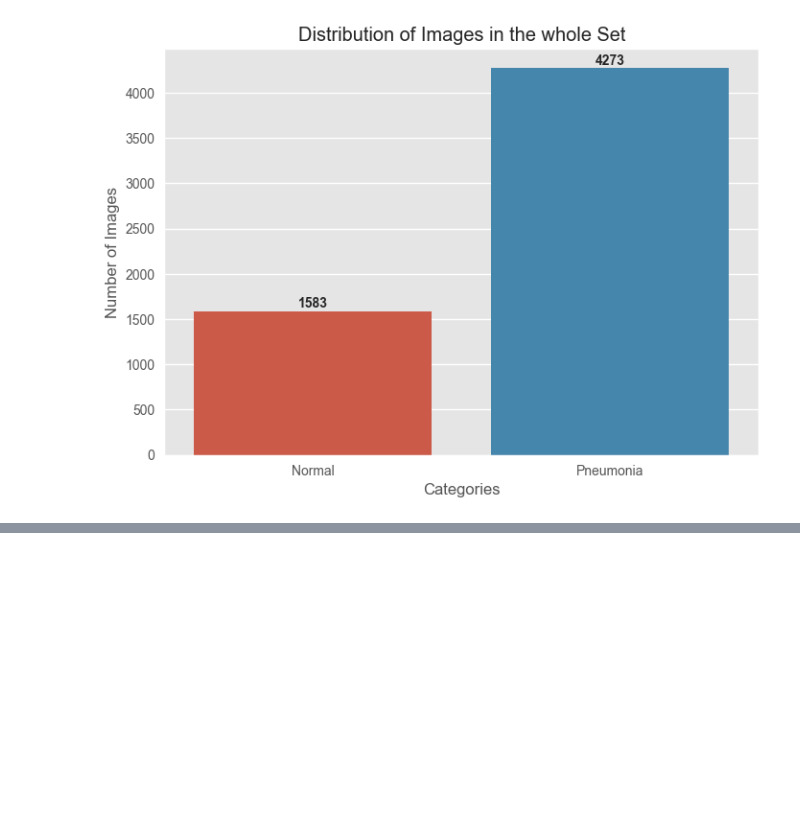
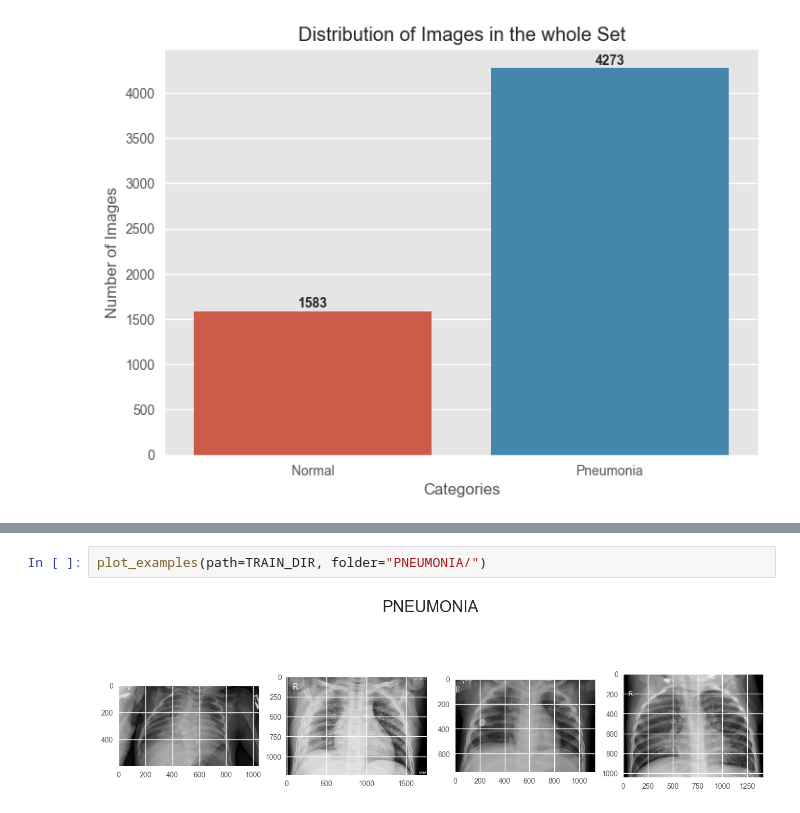
Before and after one commit to dissgod99/Chest-XRay-CNN-Project, a Jupyter notebook: data-visualization.ipynb, the cells around one changed output, grey strips where cells are left out. Saved outputs shown, nothing was run; the diff lists cells and outputs as text; blank space fills up the shorter version.

```diff
--- a/data-visualization.ipynb
+++ b/data-visualization.ipynb
@@ -121,0 +143,4 @@ plot_normal_pneumonia(normal=normal_test, pneumonia=pneumonia_test, subset="Test
+# %%
+plot_examples(path=TRAIN_DIR, folder="PNEUMONIA/")
+# %% [output]
+[figure, added]
```
Also changed, not shown: parts of 4 cells of this notebook.
